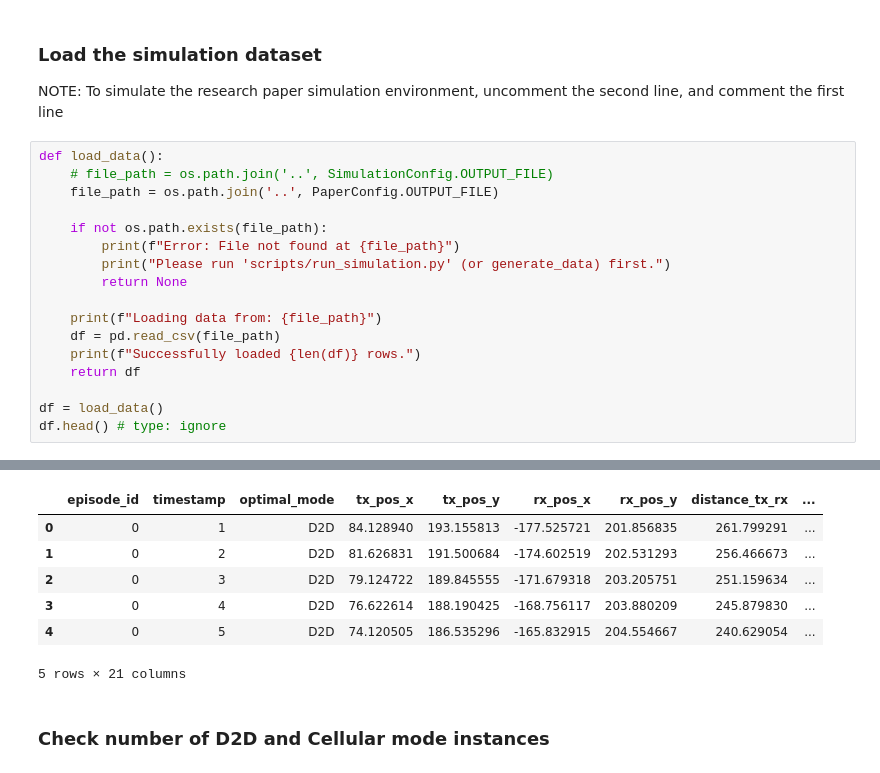
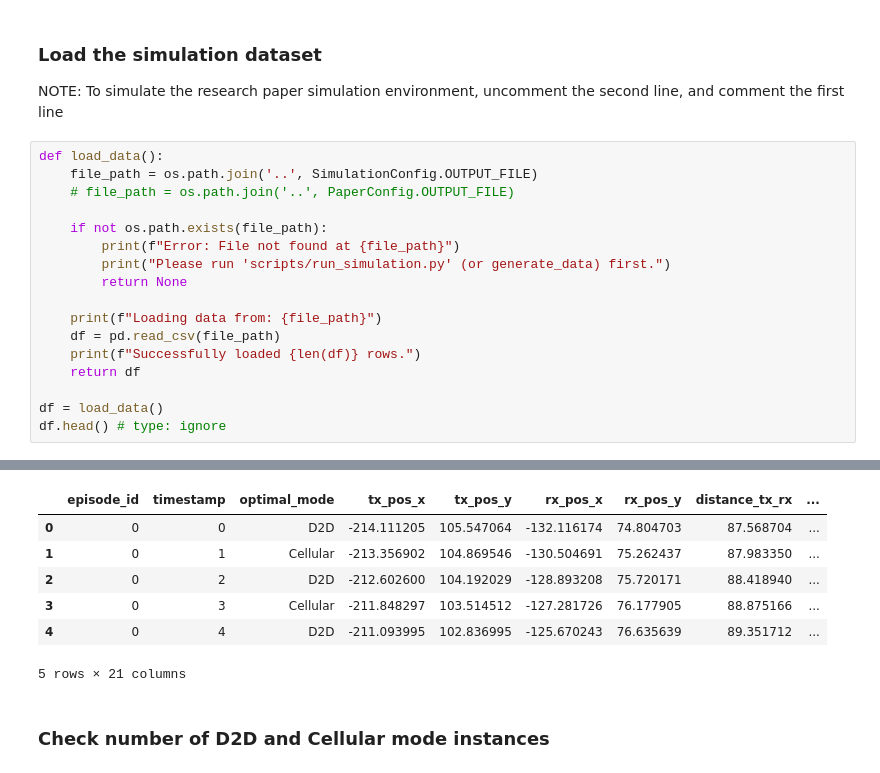
Before and after one commit to WarlockZul/FYP-Deep-Learning-D2D-Mode-Selection, a Jupyter notebook: notebooks/eda_simulation.ipynb, the cells around one changed output, grey strips where cells are left out. Drawn from its saved outputs; the diff is of its cells as text.

```diff
--- a/notebooks/eda_simulation.ipynb
+++ b/notebooks/eda_simulation.ipynb
@@ -22,8 +22,8 @@ plt.rcParams['figure.figsize'] = (12, 8)
 NOTE: To simulate the research paper simulation environment, uncomment the second line, and comment the first line
 # %%
 def load_data():
-    # file_path = os.path.join('..', SimulationConfig.OUTPUT_FILE)
-    file_path = os.path.join('..', PaperConfig.OUTPUT_FILE)
+    file_path = os.path.join('..', SimulationConfig.OUTPUT_FILE)
+    # file_path = os.path.join('..', PaperConfig.OUTPUT_FILE)
 
     if not os.path.exists(file_path):
         print(f"Error: File not found at {file_path}")
@@ -43,9 +43,9 @@ Successfully loaded 30000 rows.
 |  | episode_id | timestamp | optimal_mode | tx_pos_x | tx_pos_y | rx_pos_x | rx_pos_y | distance_tx_rx | ... |
-| 0 | 0 | 1 | D2D | 84.128940 | 193.155813 | -177.525721 | 201.856835 | 261.799291 | ... |
-| 1 | 0 | 2 | D2D | 81.626831 | 191.500684 | -174.602519 | 202.531293 | 256.466673 | ... |
-| 2 | 0 | 3 | D2D | 79.124722 | 189.845555 | -171.679318 | 203.205751 | 251.159634 | ... |
-| 3 | 0 | 4 | D2D | 76.622614 | 188.190425 | -168.756117 | 203.880209 | 245.879830 | ... |
-| 4 | 0 | 5 | D2D | 74.120505 | 186.535296 | -165.832915 | 204.554667 | 240.629054 | ... |
+| 0 | 0 | 0 | D2D | -214.111205 | 105.547064 | -132.116174 | 74.804703 | 87.568704 | ... |
+| 1 | 0 | 1 | Cellular | -213.356902 | 104.869546 | -130.504691 | 75.262437 | 87.983350 | ... |
+| 2 | 0 | 2 | D2D | -212.602600 | 104.192029 | -128.893208 | 75.720171 | 88.418940 | ... |
+| 3 | 0 | 3 | Cellular | -211.848297 | 103.514512 | -127.281726 | 76.177905 | 88.875166 | ... |
+| 4 | 0 | 4 | D2D | -211.093995 | 102.836995 | -125.670243 | 76.635639 | 89.351712 | ... |
 5 rows × 21 columns
 # %% [markdown]
 ### Check number of D2D and Cellular mode instances
```
Also changed, not shown: parts of 4 cells of this notebook, 8 other files.
